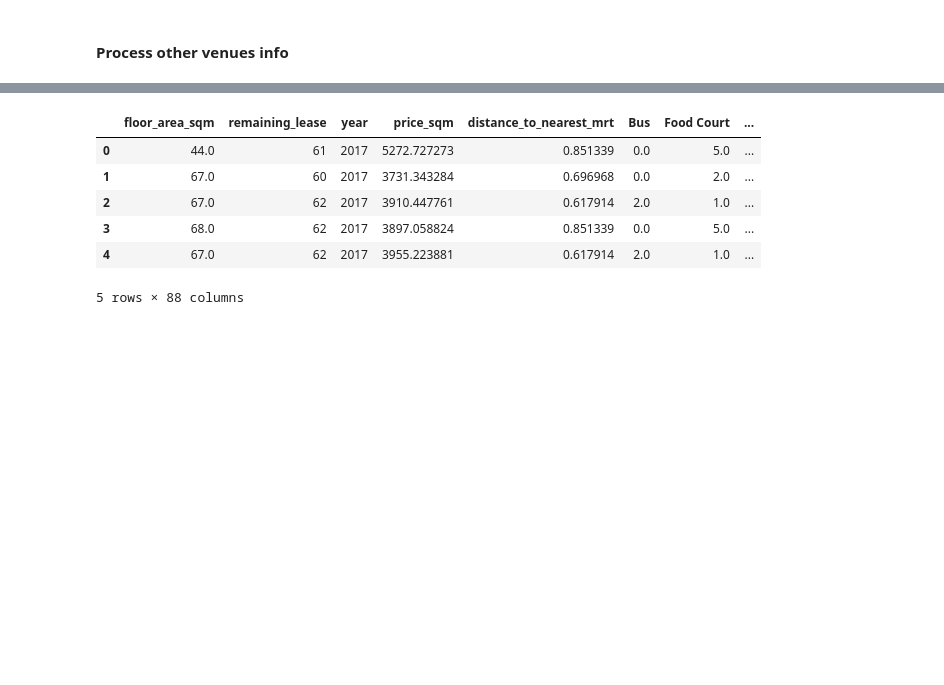
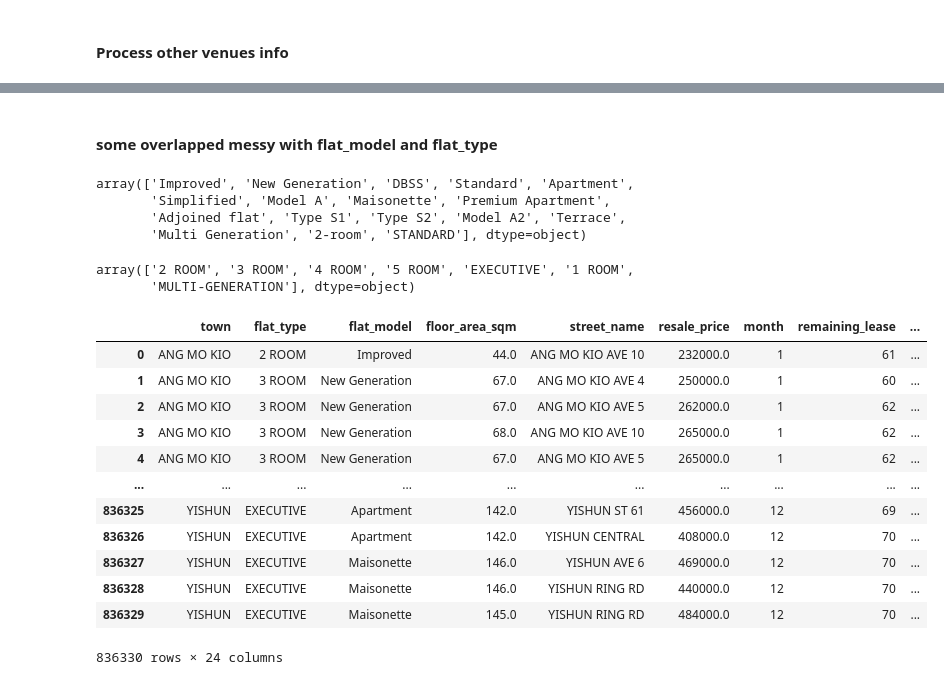
Before and after one commit to CJuanvip/HDB_data_mining, a Jupyter notebook: Preprocess.ipynb, the cells around one changed output, grey strips where cells are left out. Cells and saved outputs as stored; diff of their text form; code cells hidden in the pictures; blank space fills up the shorter version.

```diff
--- a/Preprocess.ipynb
+++ b/Preprocess.ipynb
@@ -332,21 +562,21 @@ df_venues['Venue Category'] = df_venues['Venue Category'].replace(
     'Supermarket', regex = True)
 
 df_venues['Venue Category'] = df_venues['Venue Category'].replace(
-    ['Shopping Mall', 'Shopping Plaza','Cosmetics Shop','Kids Store','Baby Store',],
-    'Shopping Mall', regex = True)
-
-df_venues['Venue Category'] = df_venues['Venue Category'].replace(
-    ['Multiplex', 'Theater', 'Movie Theater', 'Indie Theater', 'College Theater'],
-    'Theater', regex = True)
-
+    ['Multiplex', 'Theater', 'Movie Theater', 'Indie Theater', 'College Theater','Shopping Mall', 'Shopping Plaza','Cosmetics Shop','Kids Store','Baby Store',
+    'Gym', 'Gym / Fitness Center', 'Climbing Gym', 'College Gym','Hotel','Motel','Studio','Club','Bar','Pub'],
+    'Entertainment', regex = True)
 
 df_venues['Venue Category'] =df_venues['Venue Category'].replace(
     ['High School','General College & University'],
     'School', regex = True)
+
+df_venues.loc[df_venues['Venue Category'].str.contains('Restaurant|Food|Café|Coffee', case=False), 'Venue Category'] = 'Food'
+df_venues.loc[df_venues['Venue Category'].str.contains('Shop|Salon|Store|Shopping|Plaza|Market', case=False), 'Venue Category'] = 'Shop'
 # %%
 # Create list of selected Venue Categories
-venue_list = ['Bus', 'Supermarket', 'Shopping Mall',
-              'Theater','Food Court','School']
+venue_list = ['Bus', 'Supermarket', 'Entertainment',
+              'School','Food', 'Shop']
 
 # Filter venue dataframe with venue list
 df_vcat = df_venues.loc[df_venues['Venue Category'].isin(venue_list),]
+df_vcat[df_vcat['street_name']=='ADMIRALTY DRIVE']
@@ -400,0 +629,4 @@ df_vcat.sort_values('School')
+# %%
+df_main = df_init2.merge(df_vcat, how = 'left', on = 'street_name')
+df_main = df_main.fillna(0)
+df_main
@@ -401,46 +647,69 @@ df_vcat.sort_values('School')
+# %% [markdown]
+#### some overlapped messy with flat_model and flat_type
+# %%
+df_main['flat_model'].unique()
+# %% [output]
+array(['Improved', 'New Generation', 'DBSS', 'Standard', 'Apartment',
+       'Simplified', 'Model A', 'Maisonette', 'Premium Apartment',
+       'Adjoined flat', 'Type S1', 'Type S2', 'Model A2', 'Terrace',
+       'Multi Generation', '2-room', 'STANDARD'], dtype=object)
+# %%
+df_main['flat_type'].unique()
+# %% [output]
+array(['2 ROOM', '3 ROOM', '4 ROOM', '5 ROOM', 'EXECUTIVE', '1 ROOM',
+       'MULTI-GENERATION'], dtype=object)
 # %%
-df_main = df_init.merge(df_vcat, how = 'left', on = 'street_name')
-df_main = df_main.fillna(0)
+
 df_main['flat_model'] = df_main['flat_model'].str.replace('2-ROOM', '2-room') \
                                     .str.replace('MULTI GENERATION', 'Multi Generation') \
                                     .str.replace('PREMIUM APARTMENT', 'Premium Apartment') \
                                     .str.replace('Premium Apartment.', 'Premium Apartment') \
                                     .str.replace('Premium Apartment Loft', 'Premium Apartment') \
                                     .str.replace('NEW GENERATION', 'New Generation') \
                                     .str.replace('MODEL A', 'Model A') \
                                     .str.replace('Improved-MAISONETTE', 'Maisonette') \
                                     .str.replace('Model A-Maisonette', 'Maisonette') \
                                     .str.replace('Premium ApartmentLoft', 'Premium Apartment') \
                                     .str.replace('flat_type_MULTI-GENERATION', 'flat_type_MULTI GENERATION') \
-                                    .str.replace( 'flat_model_PREMIUM Apartment', 'flat_model_Premium Apartment') \
+                                    .str.replace('flat_model_PREMIUM Apartment', 'flat_model_Premium Apartment') \
                                     .str.replace('Model A-MAISONETTE', 'Maisonette') \
                                     .str.replace('APARTMENT', 'Apartment') \
                                     .str.replace('MAISONETTE', 'Maisonette') \
                                     .str.replace('IMPROVED', 'Improved') \
                                     .str.replace('SIMPLIFIED', 'Simplified') \
                                     .str.replace('MODEL A-MAISONETTE', 'Maisonette') \
                                     .str.replace('Improved-Maisonette', 'Maisonette') \
                                     .str.replace('Premium Maisonette', 'Maisonette') \
                                     .str.replace('ADJOINED FLAT', 'Adjoined flat') \
                                     .str.replace('TERRACE', 'Terrace')
 
+df_main['flat_type'] = df_main['flat_type'].str.replace('MULTI GENERATION', 'MULTI-GENERATION')
 
+df_main['toilet_number'] = df_main['flat_type'].map({
+    '1 ROOM': 1,
+    '2 ROOM': 1,
+    '3 ROOM': 2,
+    '4 ROOM': 2,
+    '5 ROOM': 2,
+    'EXECUTIVE': 2,
+    'MULTI-GENERATION': 3
+})
 # 'flat_type_MULTI GENERATION',
 # 'flat_type_MULTI-GENERATION',
 #  'flat_model_PREMIUM Apartment',
 #  'flat_model_Premium Apartment',
-
-df_onehot = pd.get_dummies(df_main[['town', 'flat_type', 'flat_model', 'storey_range']])
-df_final = df_main.join(df_onehot)
-df_final.drop(['town','month', 'flat_type','flat_model','storey_range', 'street_name',
-               'resale_price','block','_id','lease_commence_date','Latitude','Longitude','lat_long'],
-              axis = 1, inplace = True)
-df_final.head()
+df_main
 # %% [output]
-|  | floor_area_sqm | remaining_lease | year | price_sqm | distance_to_nearest_mrt | Bus | Food Court | ... |
-| 0 | 44.0 | 61 | 2017 | 5272.727273 | 0.851339 | 0.0 | 5.0 | ... |
-| 1 | 67.0 | 60 | 2017 | 3731.343284 | 0.696968 | 0.0 | 2.0 | ... |
-| 2 | 67.0 | 62 | 2017 | 3910.447761 | 0.617914 | 2.0 | 1.0 | ... |
-| 3 | 68.0 | 62 | 2017 | 3897.058824 | 0.851339 | 0.0 | 5.0 | ... |
-| 4 | 67.0 | 62 | 2017 | 3955.223881 | 0.617914 | 2.0 | 1.0 | ... |
+|  | town | flat_type | flat_model | floor_area_sqm | street_name | resale_price | month | remaining_lease | ... |
+| 0 | ANG MO KIO | 2 ROOM | Improved | 44.0 | ANG MO KIO AVE 10 | 232000.0 | 1 | 61 | ... |
+| 1 | ANG MO KIO | 3 ROOM | New Generation | 67.0 | ANG MO KIO AVE 4 | 250000.0 | 1 | 60 | ... |
+| 2 | ANG MO KIO | 3 ROOM | New Generation | 67.0 | ANG MO KIO AVE 5 | 262000.0 | 1 | 62 | ... |
+| 3 | ANG MO KIO | 3 ROOM | New Generation | 68.0 | ANG MO KIO AVE 10 | 265000.0 | 1 | 62 | ... |
+| 4 | ANG MO KIO | 3 ROOM | New Generation | 67.0 | ANG MO KIO AVE 5 | 265000.0 | 1 | 62 | ... |
+| ... | ... | ... | ... | ... | ... | ... | ... | ... | ... |
+| 836325 | YISHUN | EXECUTIVE | Apartment | 142.0 | YISHUN ST 61 | 456000.0 | 12 | 69 | ... |
+| 836326 | YISHUN | EXECUTIVE | Apartment | 142.0 | YISHUN CENTRAL | 408000.0 | 12 | 70 | ... |
+| 836327 | YISHUN | EXECUTIVE | Maisonette | 146.0 | YISHUN AVE 6 | 469000.0 | 12 | 70 | ... |
+| 836328 | YISHUN | EXECUTIVE | Maisonette | 146.0 | YISHUN RING RD | 440000.0 | 12 | 70 | ... |
+| 836329 | YISHUN | EXECUTIVE | Maisonette | 145.0 | YISHUN RING RD | 484000.0 | 12 | 70 | ... |
-5 rows × 88 columns
+836330 rows × 24 columns
```
Also changed, not shown: parts of 80 cells of this notebook, 4 other files.
